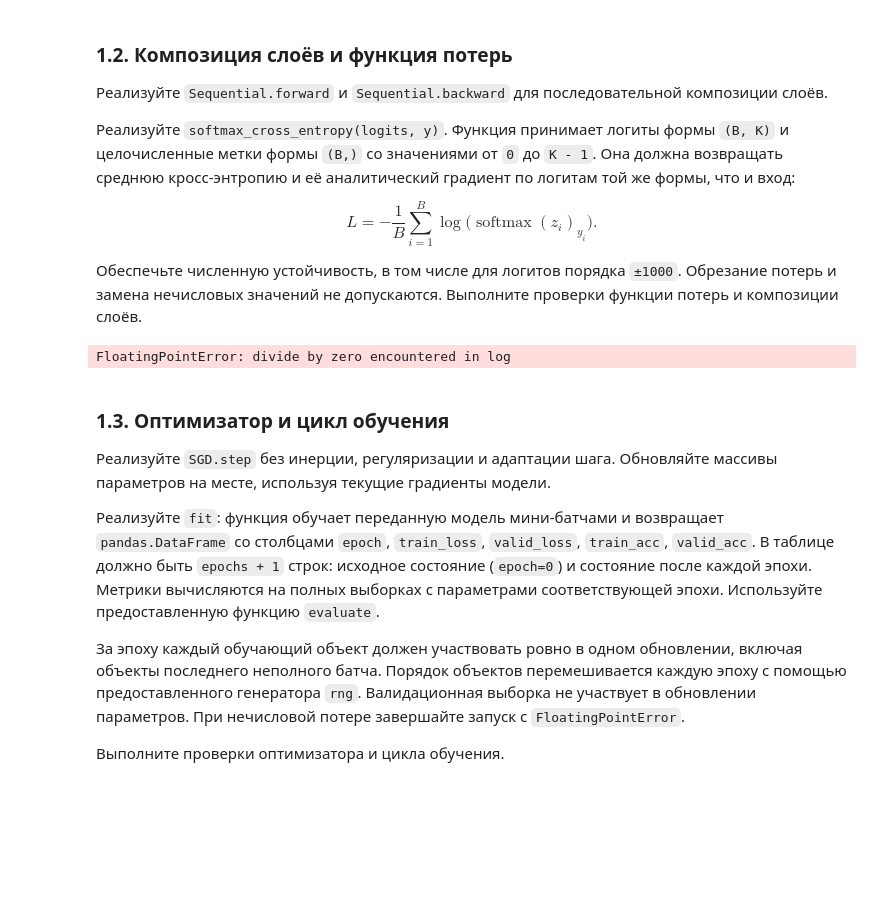
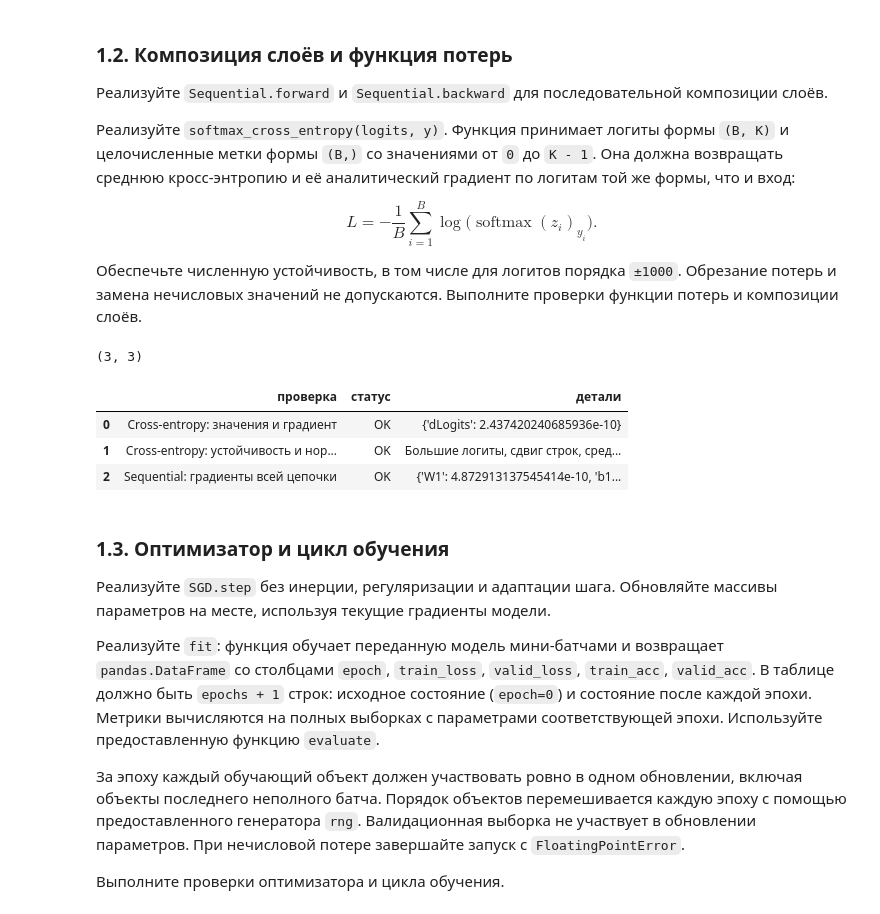
Before and after one commit to Abrackadabrr/machine_learning_practice, a Jupyter notebook: hometask/autumn_semester/task_2/hw2_neural_networks_student.ipynb, the cells around one changed output. Saved outputs shown, nothing was run; the diff lists cells and outputs as text; code cells hidden in the pictures; blank space fills up the shorter version.

```diff
--- a/hometask/autumn_semester/task_2/hw2_neural_networks_student.ipynb
+++ b/hometask/autumn_semester/task_2/hw2_neural_networks_student.ipynb
@@ -549,13 +554,17 @@ def softmax_cross_entropy(logits: np.ndarray, y: np.ndarray):
 # %%
 checks_12 = run_checks(
     {
         "Cross-entropy: значения и градиент": check_loss,
         "Cross-entropy: устойчивость и нормировка": check_loss_properties,
-        # "Sequential: градиенты всей цепочки": check_network,
+        "Sequential: градиенты всей цепочки": check_network,
     }
 )
 # %% [output]
-FloatingPointError: divide by zero encountered in log
+(3, 3)
+|  | проверка | статус | детали |
+| 0 | Cross-entropy: значения и градиент | OK | {'dLogits': 2.437420240685936e-10} |
+| 1 | Cross-entropy: устойчивость и нор... | OK | Большие логиты, сдвиг строк, сред... |
+| 2 | Sequential: градиенты всей цепочки | OK | {'W1': 4.872913137545414e-10, 'b1... |
 # %% [markdown]
 ### 1.3. Оптимизатор и цикл обучения
 
```
Also changed, not shown: parts of 4 cells of this notebook.
